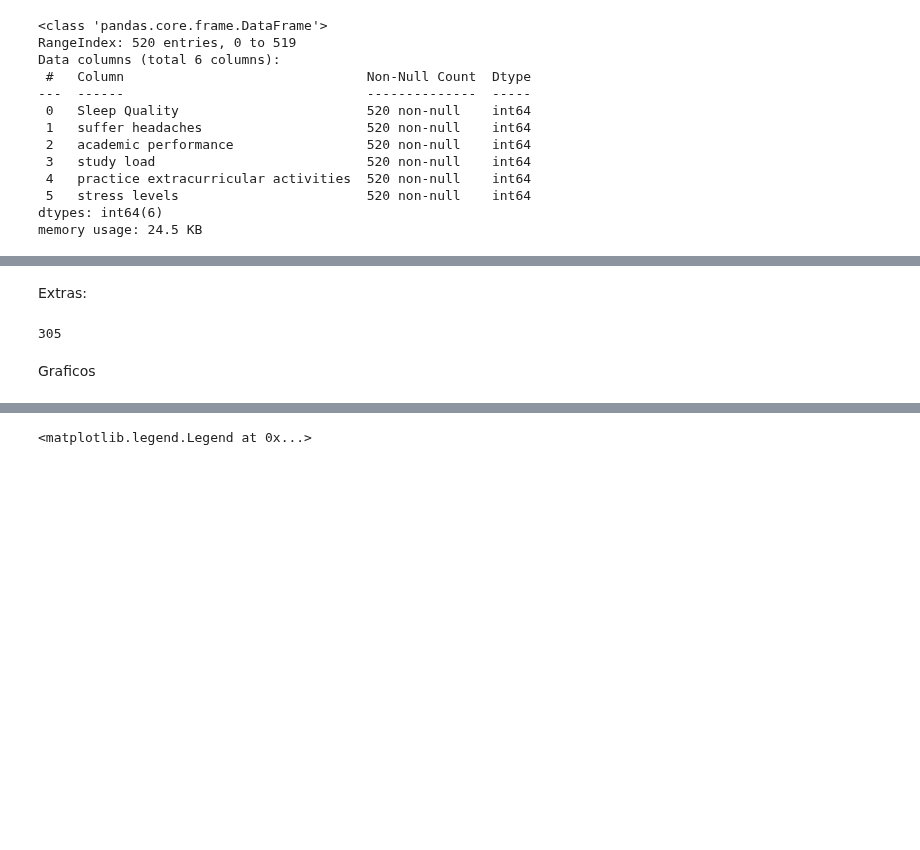
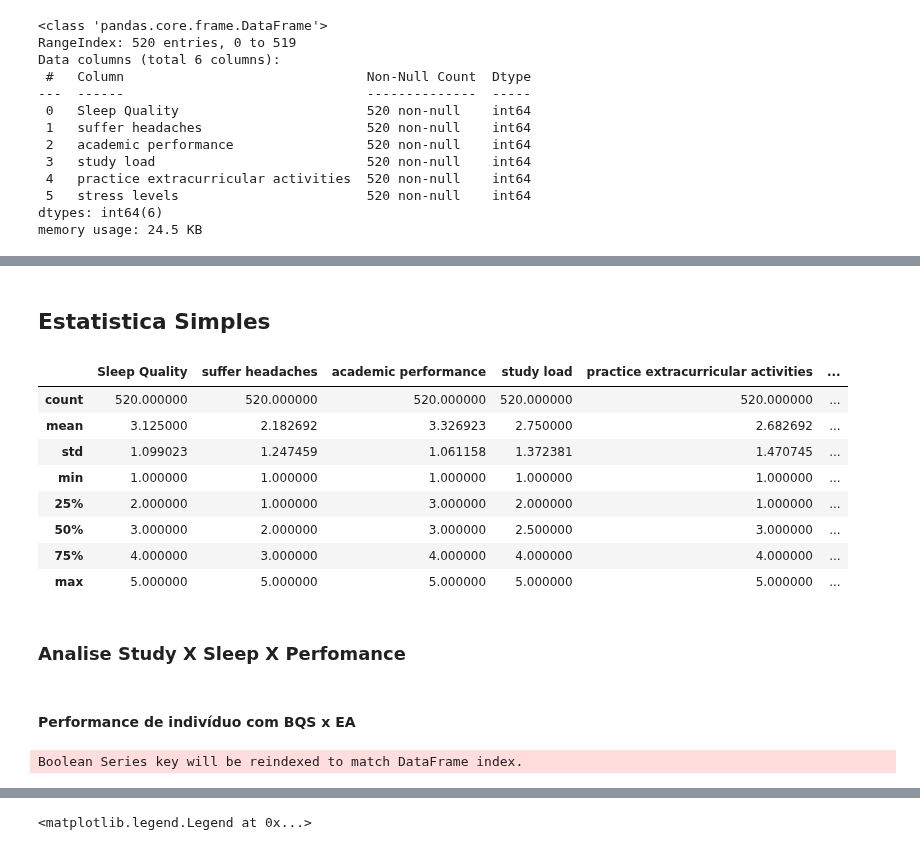
Before and after one commit to ICEI-PUC-Minas-PPL-CDIA/ppl-cd-pcd-sist-int-2024-1-sleepresearch-2024-1, a Jupyter notebook: src/Análise Exploratória/analise_stress.ipynb, the cells around one changed output, grey strips where cells are left out. Saved outputs shown, nothing was run; the diff lists cells and outputs as text; code cells hidden in the pictures; blank space fills up the shorter version.

```diff
--- a/src/Análise Exploratória/analise_stress.ipynb
+++ b/src/Análise Exploratória/analise_stress.ipynb
@@ -201,2 +50,0 @@ streeOfTheMean.mean()
-# %% [markdown]
-Extras:
@@ -209,7 +51,22 @@ SS5 = TheMean.count()
-# %%
-soma =  SS1 + SS2 + SS3 + SS4 + SS5
-soma
-# %% [output]
-305
-# %% [markdown]
-Graficos
+# %% [markdown]
+## Estatistica Simples
+# %%
+data.describe()
+# %% [output]
+|  | Sleep Quality | suffer headaches | academic performance | study load | practice extracurricular activities | ... |
+| count | 520.000000 | 520.000000 | 520.000000 | 520.000000 | 520.000000 | ... |
+| mean | 3.125000 | 2.182692 | 3.326923 | 2.750000 | 2.682692 | ... |
+| std | 1.099023 | 1.247459 | 1.061158 | 1.372381 | 1.470745 | ... |
+| min | 1.000000 | 1.000000 | 1.000000 | 1.000000 | 1.000000 | ... |
+| 25% | 2.000000 | 1.000000 | 3.000000 | 2.000000 | 1.000000 | ... |
+| 50% | 3.000000 | 2.000000 | 3.000000 | 2.500000 | 3.000000 | ... |
+| 75% | 4.000000 | 3.000000 | 4.000000 | 4.000000 | 4.000000 | ... |
+| max | 5.000000 | 5.000000 | 5.000000 | 5.000000 | 5.000000 | ... |
+# %% [markdown]
+### Analise Study X Sleep X Perfomance
+# %% [markdown]
+#### Performance de indivíduo com BQS x EA
+# %%
+BaixoSono_AltoEstudo = data[data['Sleep Quality'] <= 2][data['study load'] >= 4]['academic performance']
+# %% [output]
+Boolean Series key will be reindexed to match DataFrame index.
```
Also changed, not shown: parts of 85 cells of this notebook, 5 other files.
